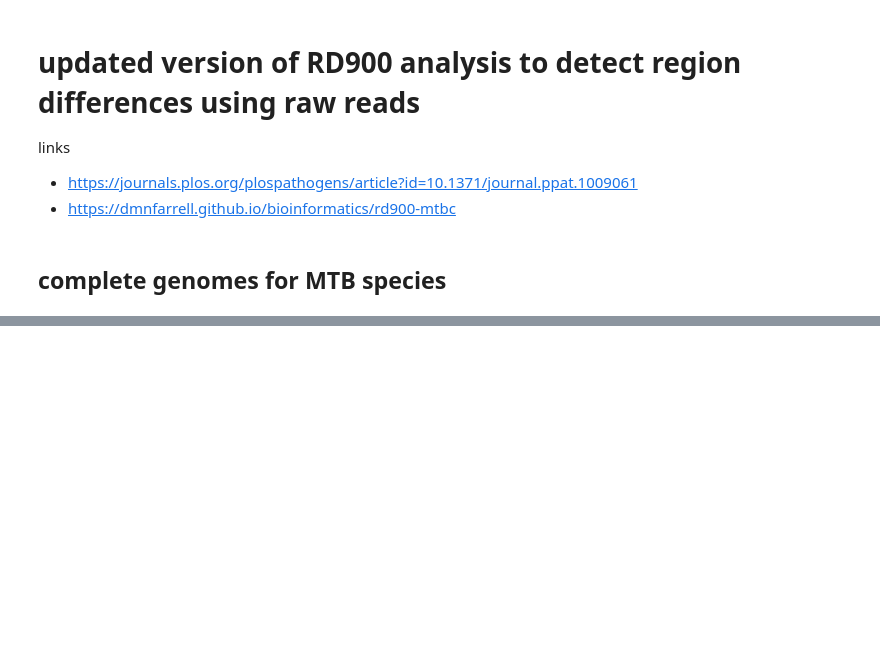
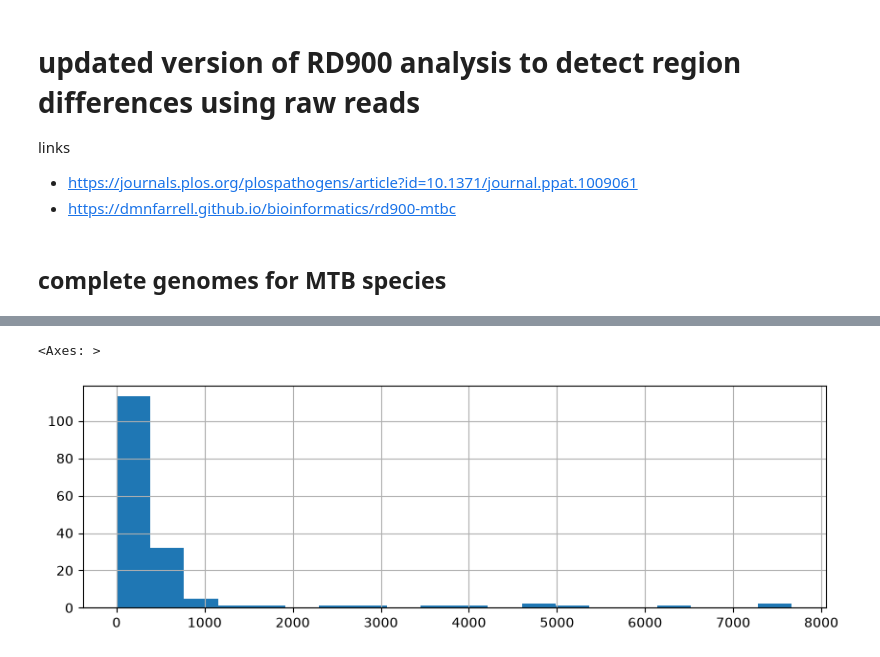
Before and after one commit to dmnfarrell/mtbc_analyses, a Jupyter notebook: rd900/analysis_new.ipynb, the cells around one changed output, grey strips where cells are left out. Drawn from its saved outputs; the diff is of its cells as text; code cells hidden in the pictures; blank space fills up the shorter version.

Commit message:
new rd900 assembly analysis

```diff
--- a/rd900/analysis_new.ipynb
+++ b/rd900/analysis_new.ipynb
@@ -376,0 +539,3 @@ plt.savefig('rd900_presence_absence.jpg')
+# %%
+df = add_genomic_fasta_urls(lr)
+download_assembly_fastas(df, out_dir="mtb_genomes_lr")
@@ -376,0 +752,5 @@ plt.savefig('rd900_presence_absence.jpg')
+# %%
+strat.size_MB.astype(int).hist(bins=20,figsize=(10,3))
+# %% [output]
+<Axes: >
+[figure, added]
```
Also changed, not shown: parts of 93 cells of this notebook, 2 other files.
